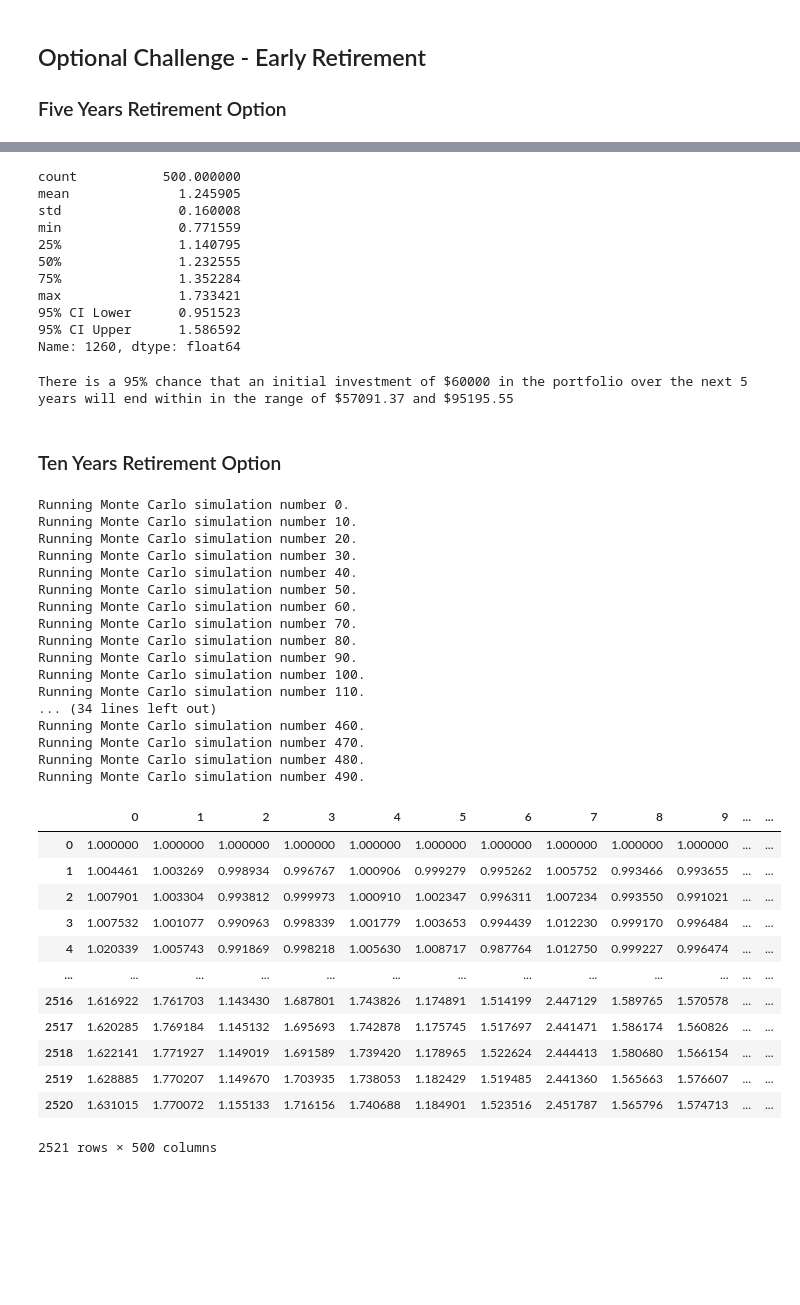
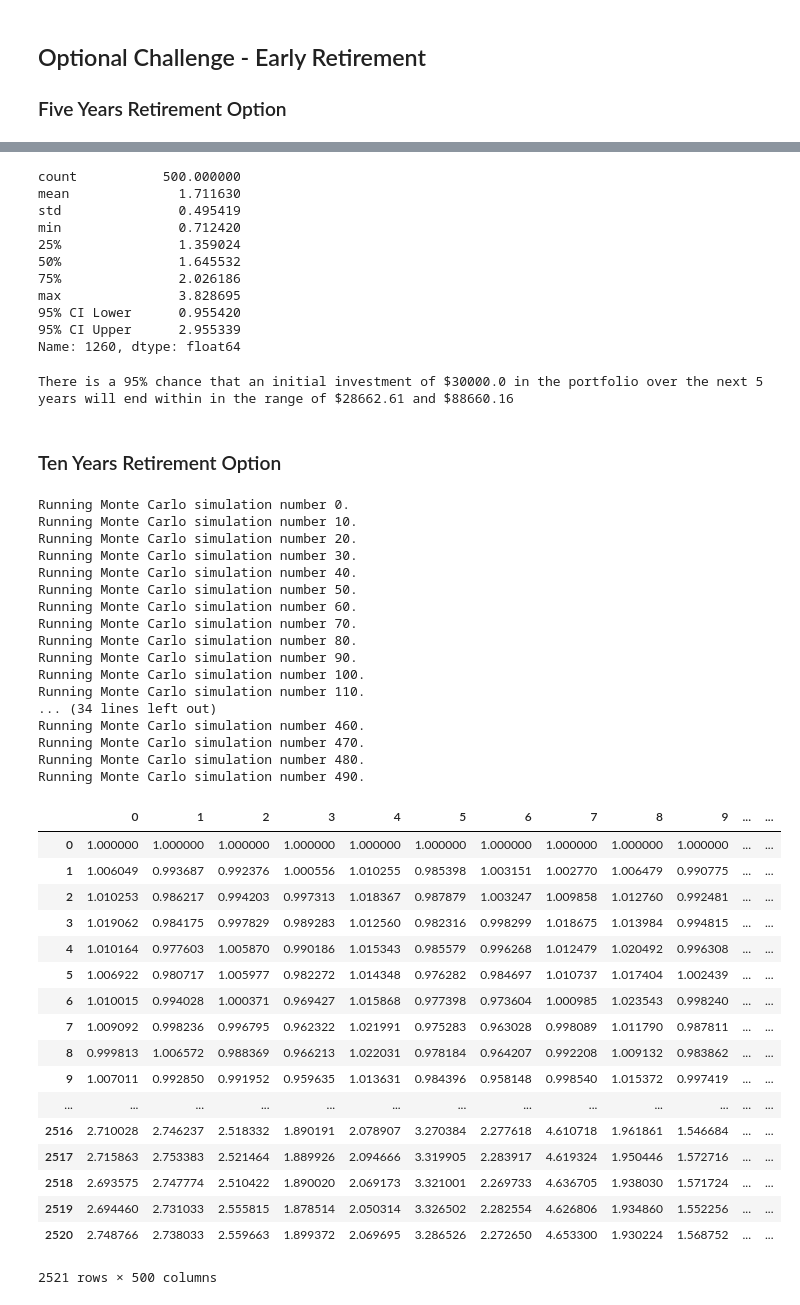
Before and after one commit to eriklarson33/HW_5-Personal_Financial_Planning, a Jupyter notebook: Starter_Code/financial-planner.ipynb, the cells around one changed output, grey strips where cells are left out. Cells and saved outputs as stored; diff of their text form; code cells hidden in the pictures; blank space fills up the shorter version.

```diff
--- a/Starter_Code/financial-planner.ipynb
+++ b/Starter_Code/financial-planner.ipynb
@@ -481,78 +481,83 @@ distribution_plot = MC_thirtyyear.plot_distribution()
 # %%
 # Fetch summary statistics from the Monte Carlo simulation results
-mc_stats_tbl = MC_thirtyyear.summarize_cumulative_return()
+mc_stats_tbl = MC_fiveyear.summarize_cumulative_return()
 
 # Print summary statistics
 print(mc_stats_tbl)
 # %% [output]
 count           500.000000
-mean              1.245905
-std               0.160008
-min               0.771559
-25%               1.140795
-50%               1.232555
-75%               1.352284
-max               1.733421
-95% CI Lower      0.951523
-95% CI Upper      1.586592
+mean              1.711630
+std               0.495419
+min               0.712420
+25%               1.359024
+50%               1.645532
+75%               2.026186
+max               3.828695
+95% CI Lower      0.955420
+95% CI Upper      2.955339
 Name: 1260, dtype: float64
 # %%
 # Set initial investment
 initial_investment = 20000 * 1.5
 
 # Use the lower and upper `95%` confidence intervals to calculate the range of the possible outcomes of our $30,000
-ci_lower = round(mc_stats_tbl[8]*initial_investment, 2)
-ci_upper = round(mc_stats_tbl[9]*initial_investment, 2)
+ci_lower_five = round(mc_stats_tbl[8]*initial_investment, 2)
+ci_upper_five = round(mc_stats_tbl[9]*initial_investment, 2)
 
 # Print results
 print(f"There is a 95% chance that an initial investment of ${initial_investment} in the portfolio"
       f" over the next 5 years will end within in the range of"
       f" ${ci_lower_five} and ${ci_upper_five}")
 # %% [output]
-There is a 95% chance that an initial investment of $60000 in the portfolio over the next 5 years will end within in the range of $57091.37 and $95195.55
+There is a 95% chance that an initial investment of $30000.0 in the portfolio over the next 5 years will end within in the range of $28662.61 and $88660.16
 # %% [markdown]
 ### Ten Years Retirement Option
 # %%
 # Configuring a Monte Carlo simulation to forecast 10 years cumulative returns
-MC_thirtyyear = MCSimulation(
+MC_tenyear = MCSimulation(
     portfolio_data = df_stock_data,
     weights = [.40,.60],
     num_simulation = 500,
-    num_trading_days = 252*30
+    num_trading_days = 252*10
 )
 # %%
 # Running a Monte Carlo simulation to forecast 10 years cumulative returns
-# YOUR CODE HERE!
+MC_tenyear.calc_cumulative_return()
 # %% [output]
 Running Monte Carlo simulation number 0.
 Running Monte Carlo simulation number 10.
 Running Monte Carlo simulation number 20.
 Running Monte Carlo simulation number 30.
 Running Monte Carlo simulation number 40.
 Running Monte Carlo simulation number 50.
 Running Monte Carlo simulation number 60.
 Running Monte Carlo simulation number 70.
 Running Monte Carlo simulation number 80.
 Running Monte Carlo simulation number 90.
 Running Monte Carlo simulation number 100.
 Running Monte Carlo simulation number 110.
 ... (34 lines left out)
 Running Monte Carlo simulation number 460.
 Running Monte Carlo simulation number 470.
 Running Monte Carlo simulation number 480.
 Running Monte Carlo simulation number 490.
 |  | 0 | 1 | 2 | 3 | 4 | 5 | 6 | 7 | 8 | 9 | ... | ... |
 | 0 | 1.000000 | 1.000000 | 1.000000 | 1.000000 | 1.000000 | 1.000000 | 1.000000 | 1.000000 | 1.000000 | 1.000000 | ... | ... |
-| 1 | 1.004461 | 1.003269 | 0.998934 | 0.996767 | 1.000906 | 0.999279 | 0.995262 | 1.005752 | 0.993466 | 0.993655 | ... | ... |
-| 2 | 1.007901 | 1.003304 | 0.993812 | 0.999973 | 1.000910 | 1.002347 | 0.996311 | 1.007234 | 0.993550 | 0.991021 | ... | ... |
-| 3 | 1.007532 | 1.001077 | 0.990963 | 0.998339 | 1.001779 | 1.003653 | 0.994439 | 1.012230 | 0.999170 | 0.996484 | ... | ... |
-| 4 | 1.020339 | 1.005743 | 0.991869 | 0.998218 | 1.005630 | 1.008717 | 0.987764 | 1.012750 | 0.999227 | 0.996474 | ... | ... |
+| 1 | 1.006049 | 0.993687 | 0.992376 | 1.000556 | 1.010255 | 0.985398 | 1.003151 | 1.002770 | 1.006479 | 0.990775 | ... | ... |
+| 2 | 1.010253 | 0.986217 | 0.994203 | 0.997313 | 1.018367 | 0.987879 | 1.003247 | 1.009858 | 1.012760 | 0.992481 | ... | ... |
+| 3 | 1.019062 | 0.984175 | 0.997829 | 0.989283 | 1.012560 | 0.982316 | 0.998299 | 1.018675 | 1.013984 | 0.994815 | ... | ... |
+| 4 | 1.010164 | 0.977603 | 1.005870 | 0.990186 | 1.015343 | 0.985579 | 0.996268 | 1.012479 | 1.020492 | 0.996308 | ... | ... |
+| 5 | 1.006922 | 0.980717 | 1.005977 | 0.982272 | 1.014348 | 0.976282 | 0.984697 | 1.010737 | 1.017404 | 1.002439 | ... | ... |
+| 6 | 1.010015 | 0.994028 | 1.000371 | 0.969427 | 1.015868 | 0.977398 | 0.973604 | 1.000985 | 1.023543 | 0.998240 | ... | ... |
+| 7 | 1.009092 | 0.998236 | 0.996795 | 0.962322 | 1.021991 | 0.975283 | 0.963028 | 0.998089 | 1.011790 | 0.987811 | ... | ... |
+| 8 | 0.999813 | 1.006572 | 0.988369 | 0.966213 | 1.022031 | 0.978184 | 0.964207 | 0.992208 | 1.009132 | 0.983862 | ... | ... |
+| 9 | 1.007011 | 0.992850 | 0.991952 | 0.959635 | 1.013631 | 0.984396 | 0.958148 | 0.998540 | 1.015372 | 0.997419 | ... | ... |
 | ... | ... | ... | ... | ... | ... | ... | ... | ... | ... | ... | ... | ... |
-| 2516 | 1.616922 | 1.761703 | 1.143430 | 1.687801 | 1.743826 | 1.174891 | 1.514199 | 2.447129 | 1.589765 | 1.570578 | ... | ... |
-| 2517 | 1.620285 | 1.769184 | 1.145132 | 1.695693 | 1.742878 | 1.175745 | 1.517697 | 2.441471 | 1.586174 | 1.560826 | ... | ... |
-| 2518 | 1.622141 | 1.771927 | 1.149019 | 1.691589 | 1.739420 | 1.178965 | 1.522624 | 2.444413 | 1.580680 | 1.566154 | ... | ... |
-| 2519 | 1.628885 | 1.770207 | 1.149670 | 1.703935 | 1.738053 | 1.182429 | 1.519485 | 2.441360 | 1.565663 | 1.576607 | ... | ... |
-| 2520 | 1.631015 | 1.770072 | 1.155133 | 1.716156 | 1.740688 | 1.184901 | 1.523516 | 2.451787 | 1.565796 | 1.574713 | ... | ... |
+| 2516 | 2.710028 | 2.746237 | 2.518332 | 1.890191 | 2.078907 | 3.270384 | 2.277618 | 4.610718 | 1.961861 | 1.546684 | ... | ... |
+| 2517 | 2.715863 | 2.753383 | 2.521464 | 1.889926 | 2.094666 | 3.319905 | 2.283917 | 4.619324 | 1.950446 | 1.572716 | ... | ... |
+| 2518 | 2.693575 | 2.747774 | 2.510422 | 1.890020 | 2.069173 | 3.321001 | 2.269733 | 4.636705 | 1.938030 | 1.571724 | ... | ... |
+| 2519 | 2.694460 | 2.731033 | 2.555815 | 1.878514 | 2.050314 | 3.326502 | 2.282554 | 4.626806 | 1.934860 | 1.552256 | ... | ... |
+| 2520 | 2.748766 | 2.738033 | 2.559663 | 1.899372 | 2.069695 | 3.286526 | 2.272650 | 4.653300 | 1.930224 | 1.568752 | ... | ... |
 2521 rows × 500 columns
 # %%
 # Plot simulation outcomes
```
Also changed, not shown: parts of 22 cells of this notebook.
